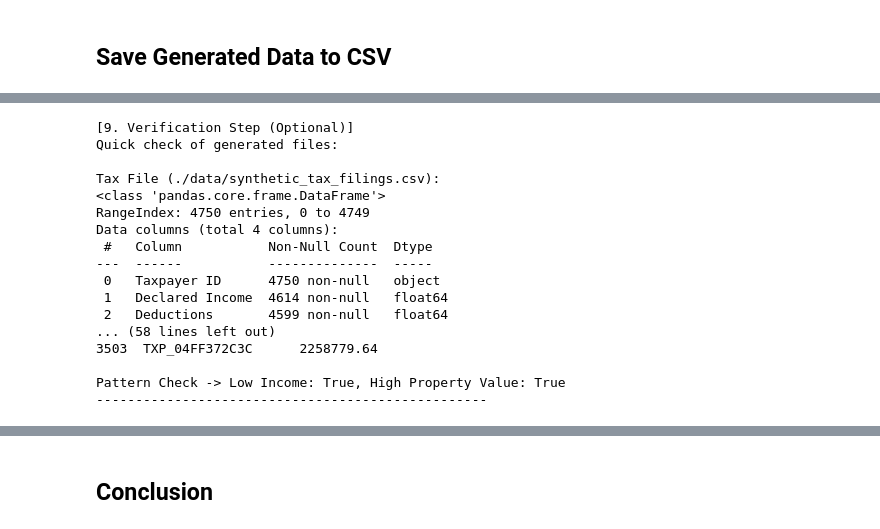
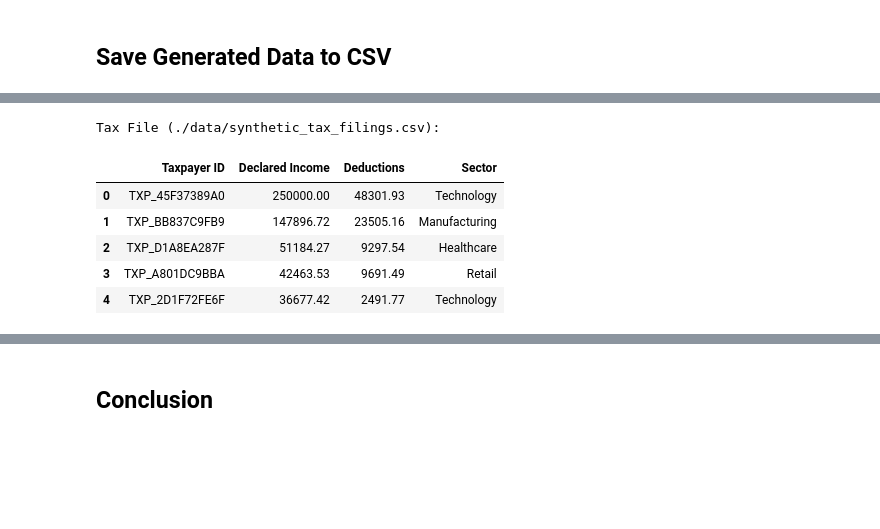
Before and after one commit to snowch/vast-docker-compose-examples, a Jupyter notebook: jupyter-pyspark/examples/vectorizing_tax_data/notebook_00.ipynb, the cells around one changed output, grey strips where cells are left out. Drawn from its saved outputs; the diff is of its cells as text; code cells hidden in the pictures; blank space fills up the shorter version.

```diff
--- a/jupyter-pyspark/examples/vectorizing_tax_data/notebook_00.ipynb
+++ b/jupyter-pyspark/examples/vectorizing_tax_data/notebook_00.ipynb
@@ -450,63 +405,12 @@ Successfully saved company directorship data to: ./data/synthetic_company_direct
-# %%
-
-print("[9. Verification Step (Optional)]")
-
-print("Quick check of generated files:")
-try:
-    print(f"\nTax File ({tax_file_path}):")
-    df_check = pd.read_csv(tax_file_path)
-    print(df_check.info())
-    print(df_check.head())
-
-    print(f"\nProperty File ({property_file_path}):")
-    df_check = pd.read_csv(property_file_path)
-    print(df_check.info())
-    print(df_check.head())
-
-    if company_df is not None:
-        print(f"\nCompany File ({company_file_path}):")
-        df_check = pd.read_csv(company_file_path)
-        print(df_check.info())
-        print(df_check.head())
-
-    # Verify a known fraud pattern ID
-    if len(fraud_ids_for_pattern) > 0:
-        verify_id = fraud_ids_for_pattern[0]
-        print(f"\nVerifying cross-source pattern for ID: {verify_id}")
-        tax_record = pd.read_csv(tax_file_path)
-        tax_record = tax_record[tax_record['Taxpayer ID'] == verify_id]
-        print("Tax Record:")
-        print(tax_record[['Taxpayer ID', 'Declared Income']])
-
-        prop_record = pd.read_csv(property_file_path)
-        prop_record = prop_record[prop_record['Taxpayer ID'] == verify_id]
-        print("\nProperty Record(s):")
-        print(prop_record[['Taxpayer ID', 'Property Value']])
-        # Check if the expected pattern holds (low income, high property value)
-        is_low_income = tax_record['Declared Income'].iloc[0] <= FRAUD_LOW_INCOME_MAX if not tax_record.empty else False
-        has_high_prop = prop_record['Property Value'].max() >= FRAUD_HIGH_PROP_VALUE_MIN if not prop_record.empty else False
-        print(f"\nPattern Check -> Low Income: {is_low_income}, High Property Value: {has_high_prop}")
-
-
-except Exception as e:
-    print(f"Error during verification read: {e}")
-
-print("-" * 50)
-# %% [output]
-[9. Verification Step (Optional)]
-Quick check of generated files:
-
-Tax File (./data/synthetic_tax_filings.csv):
-<class 'pandas.core.frame.DataFrame'>
-RangeIndex: 4750 entries, 0 to 4749
-Data columns (total 4 columns):
- #   Column           Non-Null Count  Dtype
----  ------           --------------  -----
- 0   Taxpayer ID      4750 non-null   object
- 1   Declared Income  4614 non-null   float64
- 2   Deductions       4599 non-null   float64
-... (58 lines left out)
-3503  TXP_04FF372C3C      2258779.64
-
-Pattern Check -> Low Income: True, High Property Value: True
---------------------------------------------------
+# %%
+print(f"\nTax File ({tax_file_path}):\n")
+df_check = pd.read_csv(tax_file_path)
+df_check.head()
+# %% [output]
+Tax File (./data/synthetic_tax_filings.csv):
+|  | Taxpayer ID | Declared Income | Deductions | Sector |
+| 0 | TXP_45F37389A0 | 250000.00 | 48301.93 | Technology |
+| 1 | TXP_BB837C9FB9 | 147896.72 | 23505.16 | Manufacturing |
+| 2 | TXP_D1A8EA287F | 51184.27 | 9297.54 | Healthcare |
+| 3 | TXP_A801DC9BBA | 42463.53 | 9691.49 | Retail |
+| 4 | TXP_2D1F72FE6F | 36677.42 | 2491.77 | Technology |
```
Also changed, not shown: parts of 15 cells of this notebook, 4 other files.
